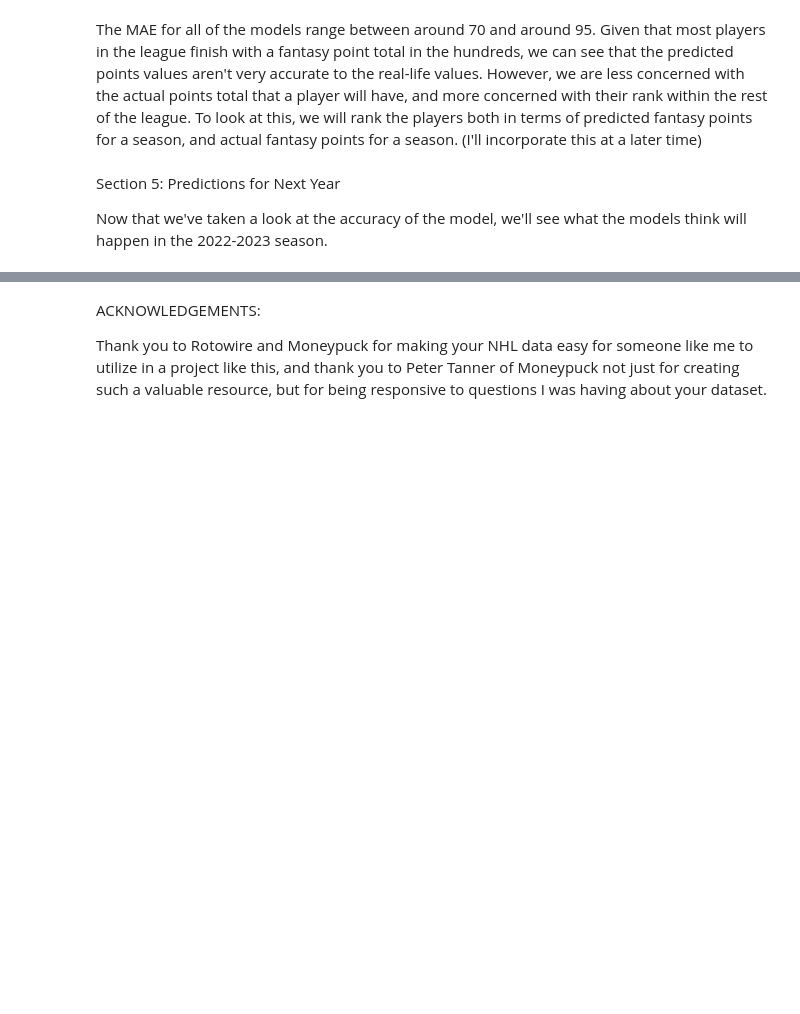
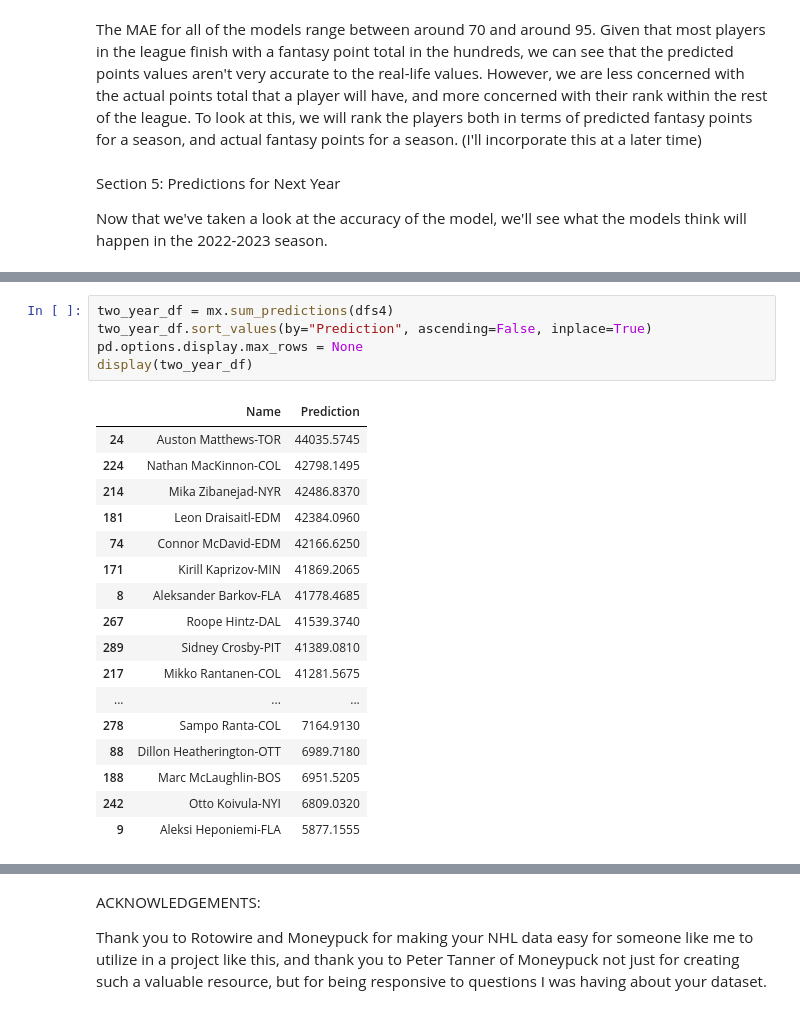
Before and after one commit to chrisberry888/FantasyHockeyAnalyzer, a Jupyter notebook: Fantasy Hockey Analyzer Notebook.ipynb, the cells around one changed output, grey strips where cells are left out. Saved outputs shown, nothing was run; the diff lists cells and outputs as text; blank space fills up the shorter version.

```diff
--- a/Fantasy Hockey Analyzer Notebook.ipynb
+++ b/Fantasy Hockey Analyzer Notebook.ipynb
@@ -332,0 +327,23 @@ display(three_year_df)
+# %%
+two_year_df = mx.sum_predictions(dfs4)
+two_year_df.sort_values(by="Prediction", ascending=False, inplace=True)
+pd.options.display.max_rows = None
+display(two_year_df)
+# %% [output]
+|  | Name | Prediction |
+| 24 | Auston Matthews-TOR | 44035.5745 |
+| 224 | Nathan MacKinnon-COL | 42798.1495 |
+| 214 | Mika Zibanejad-NYR | 42486.8370 |
+| 181 | Leon Draisaitl-EDM | 42384.0960 |
+| 74 | Connor McDavid-EDM | 42166.6250 |
+| 171 | Kirill Kaprizov-MIN | 41869.2065 |
+| 8 | Aleksander Barkov-FLA | 41778.4685 |
+| 267 | Roope Hintz-DAL | 41539.3740 |
+| 289 | Sidney Crosby-PIT | 41389.0810 |
+| 217 | Mikko Rantanen-COL | 41281.5675 |
+| ... | ... | ... |
+| 278 | Sampo Ranta-COL | 7164.9130 |
+| 88 | Dillon Heatherington-OTT | 6989.7180 |
+| 188 | Marc McLaughlin-BOS | 6951.5205 |
+| 242 | Otto Koivula-NYI | 6809.0320 |
+| 9 | Aleksi Heponiemi-FLA | 5877.1555 |
```
Also changed, not shown: parts of 26 cells of this notebook, 3 other files.
